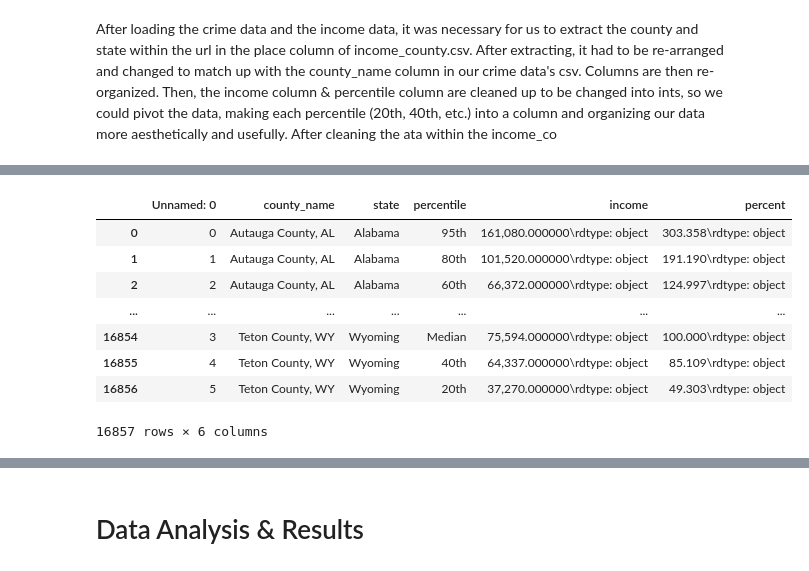
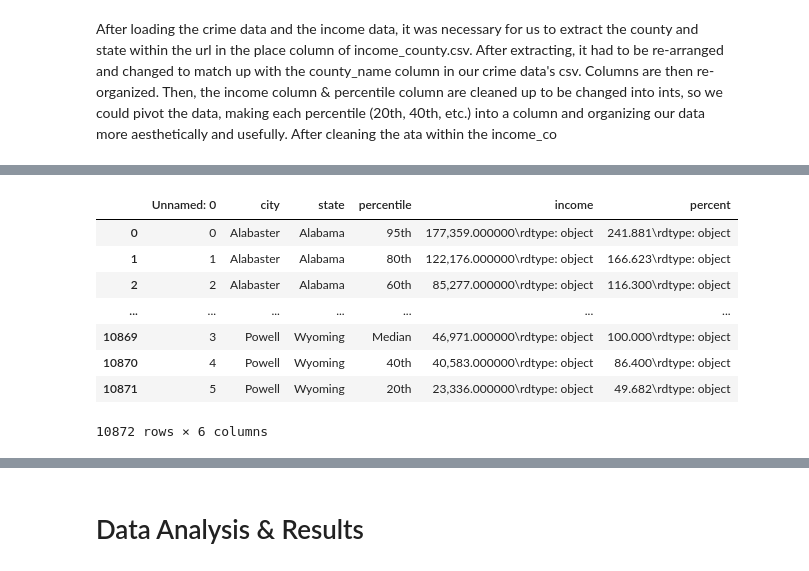
Before and after one commit to ewinterstorm/cogs108_finalproject, a Jupyter notebook: FinalProject.ipynb, the cells around one changed output, grey strips where cells are left out. Saved outputs shown, nothing was run; the diff lists cells and outputs as text; code cells hidden in the pictures.

```diff
--- a/FinalProject.ipynb
+++ b/FinalProject.ipynb
@@ -452,7 +423,7 @@ Name: county, Length: 16857, dtype: object
 # %%
 # Extract state
-df_county_income['state'] = df_county_income['countystate'].str.extract("(.*),")
-df_county_income['state']
+df_income['state'] = df_income['citystate'].str.extract("(.*)/")
+df_income['state']
 # %% [output]
 0        Alabama
 1        Alabama
@@ -545,0 +436,4 @@ df_county_income
+# %%
+# Extract city
+df_income['city'] = df_income['citystate'].str.extract("/(.*)")
+df_income['city']
@@ -546,5 +449,5 @@ df_county_income
 # %%
-# Remove unneeded columns
-df_county_income = df_county_income.drop(['place', 'countystate', 'county', 'state_abbrev'], axis=1)
-df_county_income
+# Remove place and citystate columns
+df_income = df_income.drop(['place', 'citystate'], axis=1)
+df_income
 # %% [output]
@@ -560,5 +463,5 @@ df_county_income
 # %%
 # Reorder columns
-df_county_income = df_county_income[['Unnamed: 0', 'county_name', 'state', 'percentile', 'income', 'percent']]
-df_county_income
+df_income = df_income[['Unnamed: 0', 'city', 'state', 'percentile', 'income', 'percent']]
+df_income
 # %% [output]
@@ -574,18 +477,18 @@ df_county_income
 # %%
 # Remove zeroes in income and percent columns
-df_county_income['income'] = df_county_income['income'].replace({'0 ':''}, regex = True)
-df_county_income['percent'] = df_county_income['percent'].replace({'0 ':''}, regex = True)
-df_county_income
+df_income['income'] = df_income['income'].replace({'0 ':''}, regex = True)
+df_income['percent'] = df_income['percent'].replace({'0 ':''}, regex = True)
+df_income
 # %% [output]
-|  | Unnamed: 0 | county_name | state | percentile | income | percent |
-| 0 | 0 | Autauga County, AL | Alabama | 95th | 161,080.000000\rdtype: object | 303.358\rdtype: object |
-| 1 | 1 | Autauga County, AL | Alabama | 80th | 101,520.000000\rdtype: object | 191.190\rdtype: object |
-| 2 | 2 | Autauga County, AL | Alabama | 60th | 66,372.000000\rdtype: object | 124.997\rdtype: object |
+|  | Unnamed: 0 | city | state | percentile | income | percent |
+| 0 | 0 | Alabaster | Alabama | 95th | 177,359.000000\rdtype: object | 241.881\rdtype: object |
+| 1 | 1 | Alabaster | Alabama | 80th | 122,176.000000\rdtype: object | 166.623\rdtype: object |
+| 2 | 2 | Alabaster | Alabama | 60th | 85,277.000000\rdtype: object | 116.300\rdtype: object |
 | ... | ... | ... | ... | ... | ... | ... |
-| 16854 | 3 | Teton County, WY | Wyoming | Median | 75,594.000000\rdtype: object | 100.000\rdtype: object |
-| 16855 | 4 | Teton County, WY | Wyoming | 40th | 64,337.000000\rdtype: object | 85.109\rdtype: object |
-| 16856 | 5 | Teton County, WY | Wyoming | 20th | 37,270.000000\rdtype: object | 49.303\rdtype: object |
+| 10869 | 3 | Powell | Wyoming | Median | 46,971.000000\rdtype: object | 100.000\rdtype: object |
+| 10870 | 4 | Powell | Wyoming | 40th | 40,583.000000\rdtype: object | 86.400\rdtype: object |
+| 10871 | 5 | Powell | Wyoming | 20th | 23,336.000000\rdtype: object | 49.682\rdtype: object |
-16857 rows × 6 columns
+10872 rows × 6 columns
 # %%
 # Convert income to int
 pd.options.mode.chained_assignment = None
```
Also changed, not shown: parts of 18 cells of this notebook.
